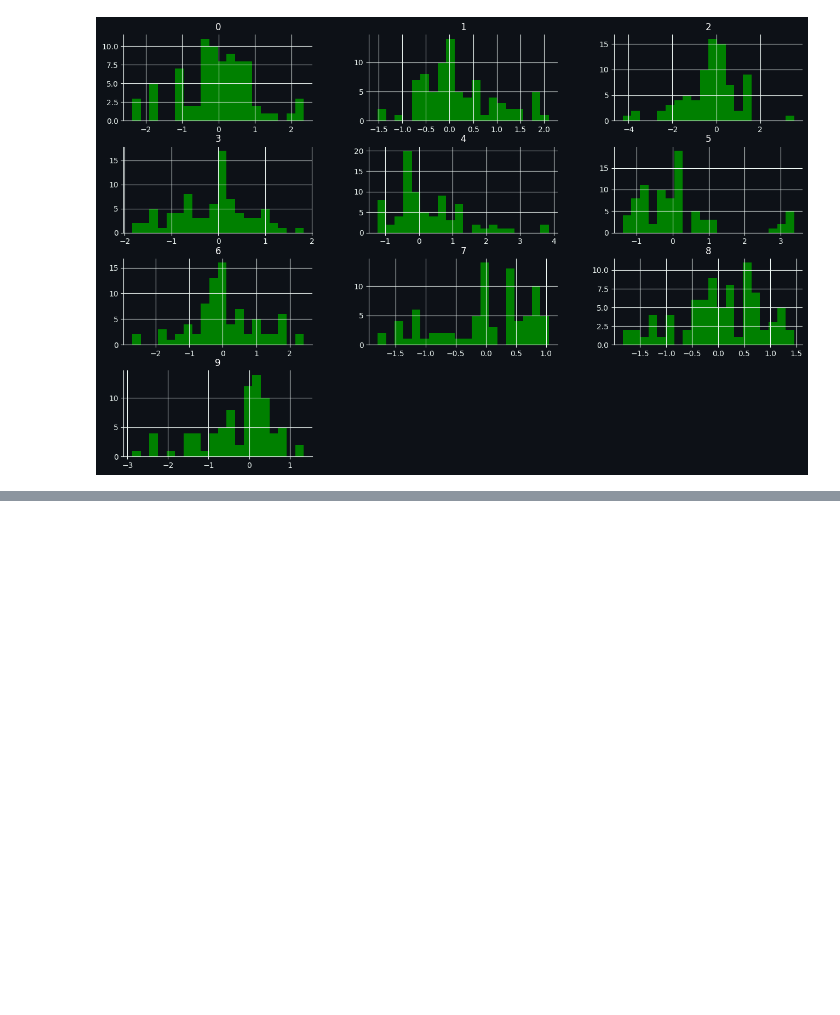
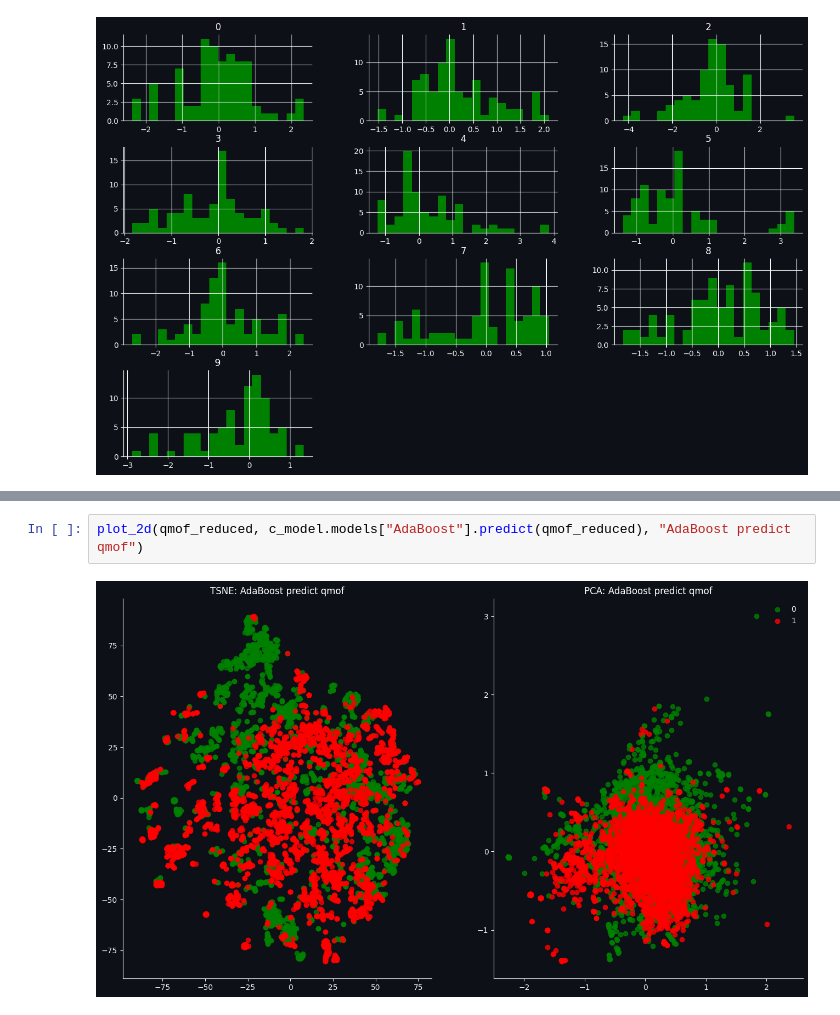
Before and after one commit to SpongeFrogy/phase_transmition_ML, a Jupyter notebook: pipeline.ipynb, the cells around one changed output, grey strips where cells are left out. Drawn from its saved outputs; the diff is of its cells as text; blank space fills up the shorter version.

```diff
--- a/pipeline.ipynb
+++ b/pipeline.ipynb
@@ -196,0 +188,4 @@ roc_auc_plot(c_model, X_test, y_test)
+# %%
+plot_2d(qmof_reduced, c_model.models["AdaBoost"].predict(qmof_reduced), "AdaBoost predict qmof")
+# %% [output]
+[figure, added]
```
Also changed, not shown: parts of 11 cells of this notebook, 5 other files.
